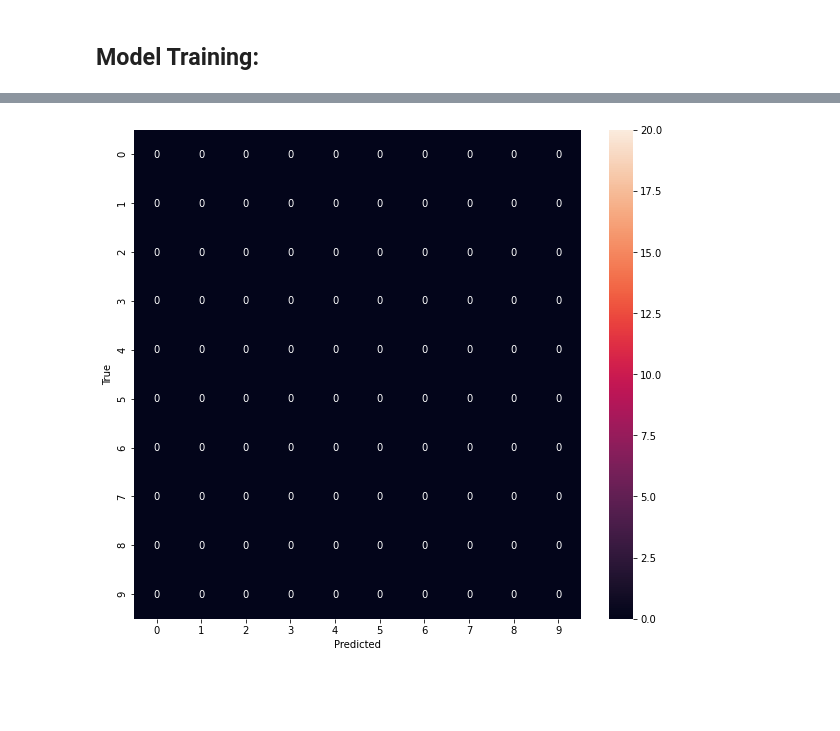
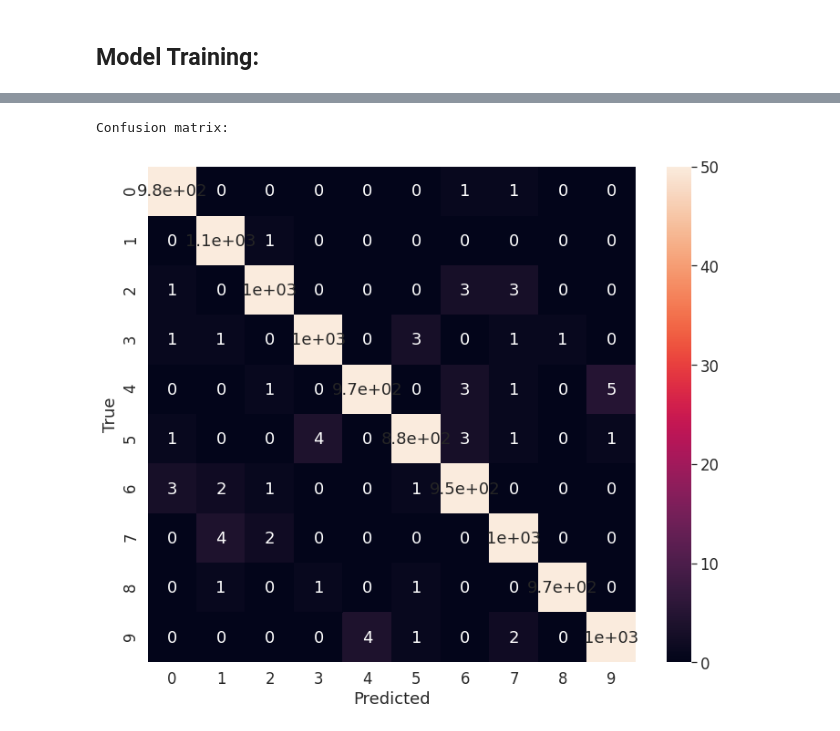
Before and after one commit to NSR9/Extensive-Vision-AI, a Jupyter notebook: Assignment_5/Notebook_3.ipynb, the cells around one changed output, grey strips where cells are left out. Drawn from its saved outputs; the diff is of its cells as text; code cells hidden in the pictures; blank space fills up the shorter version.

```diff
--- a/Assignment_5/Notebook_3.ipynb
+++ b/Assignment_5/Notebook_3.ipynb
@@ -303,15 +279,38 @@ Test set: Average loss: 0.0216, Accuracy: 9939/10000 (99.39%)
 ... (3 outputs left out)
+# %%
+import seaborn as sns
+from sklearn.metrics import confusion_matrix
+
+actuals = []
+predictions = []
+wrong_images=[]
+wrong_label=[]
+correct_label=[]
+with torch.no_grad():
+    for data, target in test_loader:
+        data, target = data.to(device), target.to(device)
+        output = model(data)
+        prediction = output.argmax(dim=1, keepdim=True)
+        actuals.extend(target.view_as(prediction))
+        predictions.extend(prediction)
+        wrong_pred = prediction.eq(target.view_as(prediction)) == False
+        wrong_images.append(data[wrong_pred])
+        wrong_label.append(prediction[wrong_pred])
+        correct_label.append(target.view_as(prediction)[wrong_pred])
+
+actuals = [i.item() for i in actuals]
+predictions = [i.item() for i in predictions]
+
+conf_mat = confusion_matrix(actuals, predictions)
 # %%
-# Confussion Matrix
-import seaborn as sns
-plt.subplots(figsize=(10,9))
-ax = sns.heatmap(conf_matrix, annot=True, vmax=20)
+print('Confusion matrix:')
+plt.subplots(figsize=(12,10))
+ax = sns.heatmap(conf_mat, annot=True, vmax=50)
 ax.set_xlabel('Predicted');
 ax.set_ylabel('True');
-
-# Need to correct this too
 # %% [output]
+Confusion matrix:
-[figure, old version]
+[figure, new version]
 # %%
 sns.set(style='whitegrid')
 sns.set(font_scale=1.5)
```
Also changed, not shown: parts of 10 cells of this notebook.
